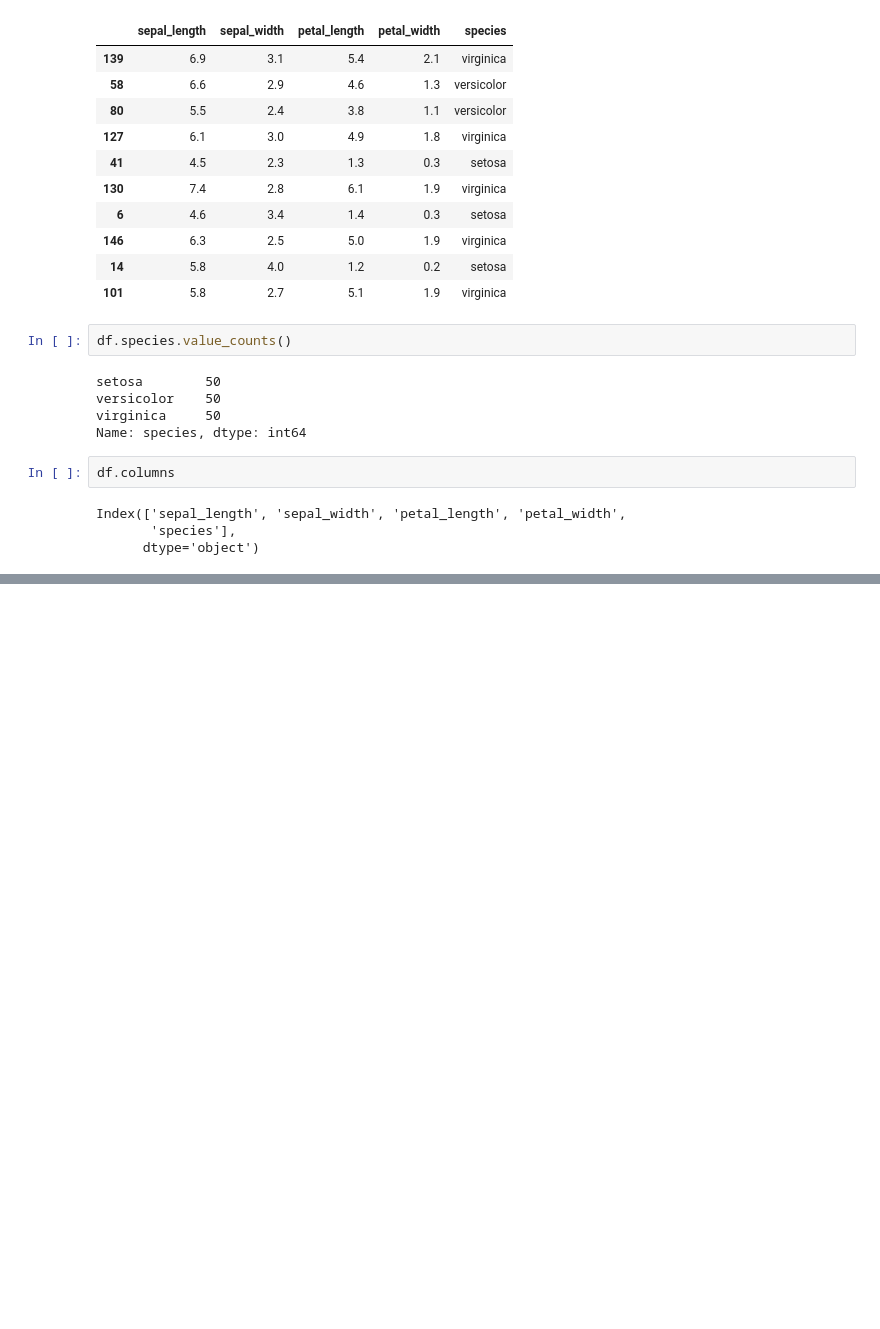
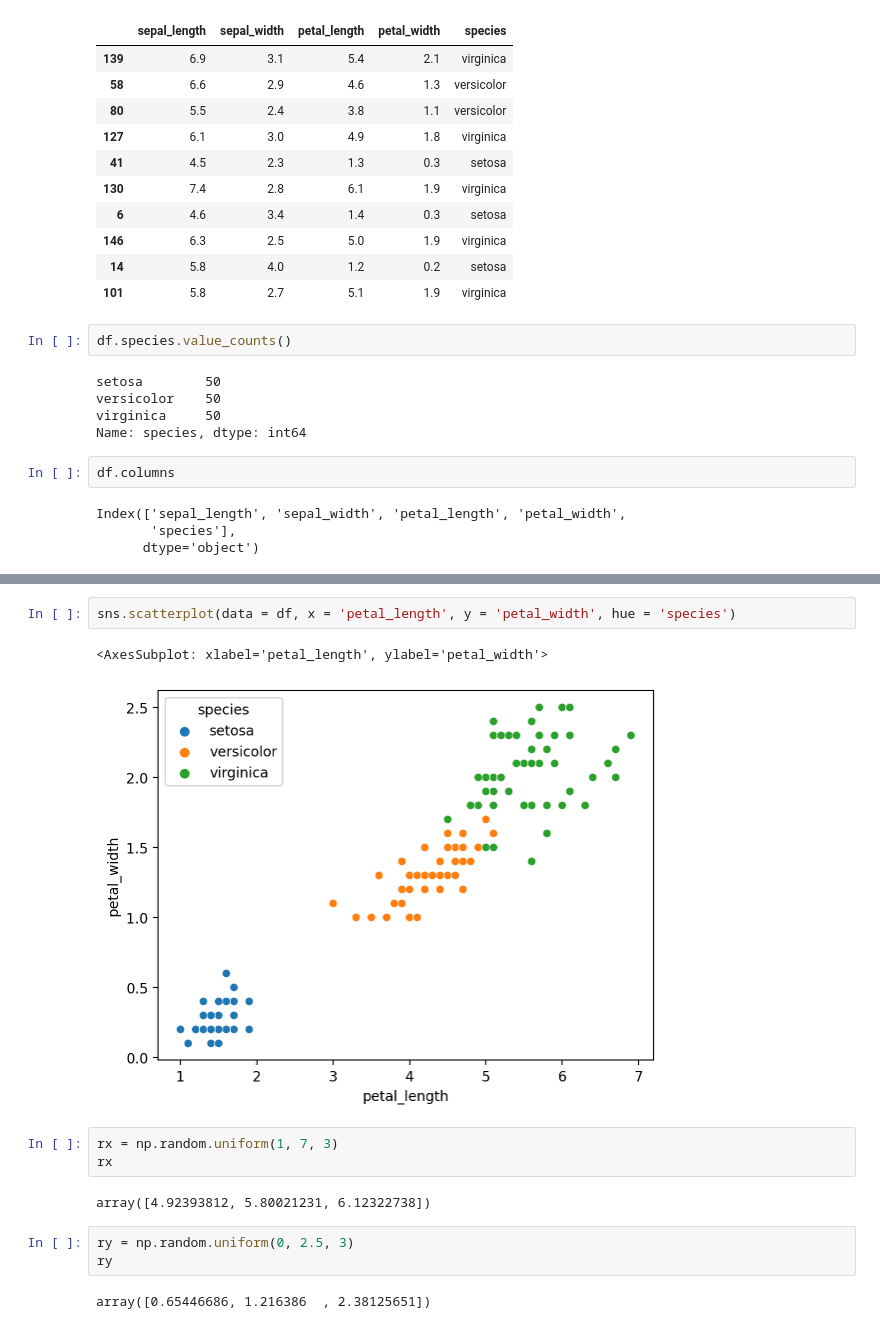
Before and after one commit to pNatTueku/ml_learning_with_ajprasertcbs, a Jupyter notebook: notebooks/kmeans_clustering_concept.ipynb, the cells around one changed output, grey strips where cells are left out. Cells and saved outputs as stored; diff of their text form; blank space fills up the shorter version.

```diff
--- a/notebooks/kmeans_clustering_concept.ipynb
+++ b/notebooks/kmeans_clustering_concept.ipynb
@@ -60,0 +75,15 @@ sns.pairplot(df, vars=['sepal_length', 'sepal_width', 'petal_length', 'petal_wid
+# %%
+sns.scatterplot(data = df, x = 'petal_length', y = 'petal_width', hue = 'species')
+# %% [output]
+<AxesSubplot: xlabel='petal_length', ylabel='petal_width'>
+[figure, added]
+# %%
+rx = np.random.uniform(1, 7, 3)
+rx
+# %% [output]
+array([4.92393812, 5.80021231, 6.12322738])
+# %%
+ry = np.random.uniform(0, 2.5, 3)
+ry
+# %% [output]
+array([0.65446686, 1.216386  , 2.38125651])
```
Also changed, not shown: parts of 23 cells of this notebook.
